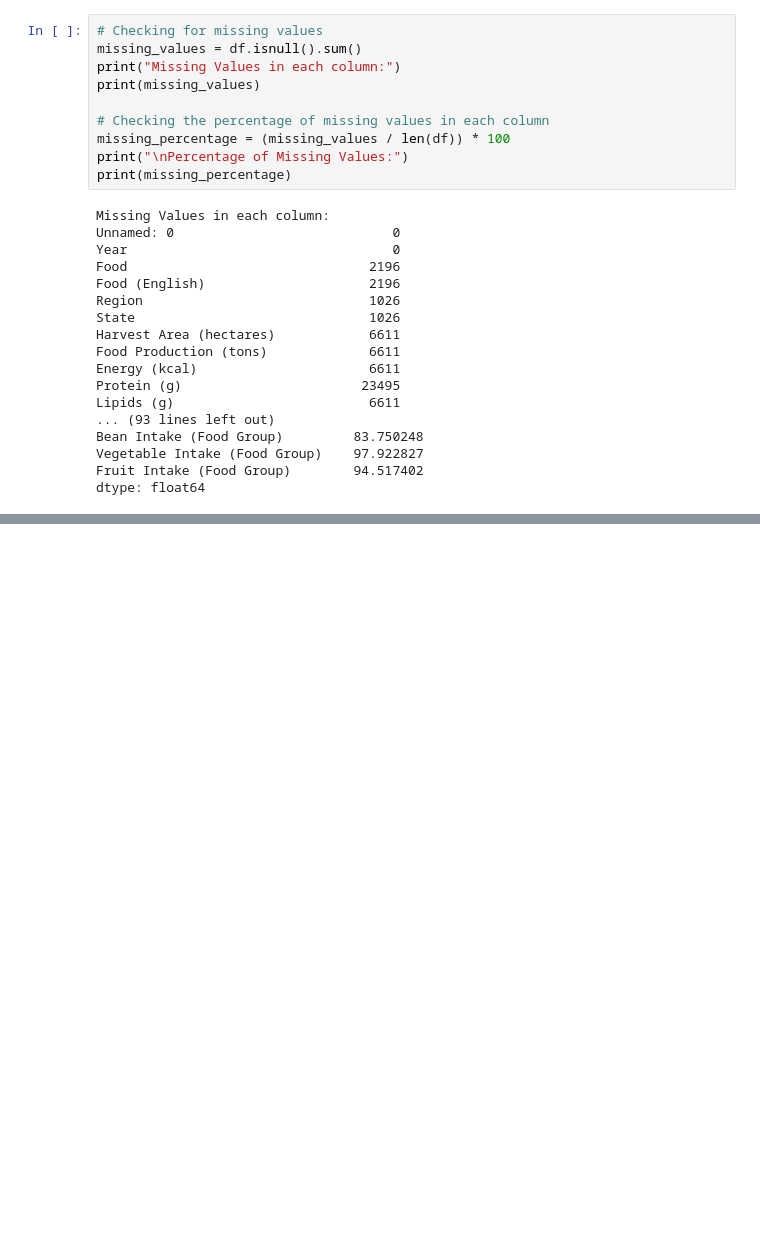
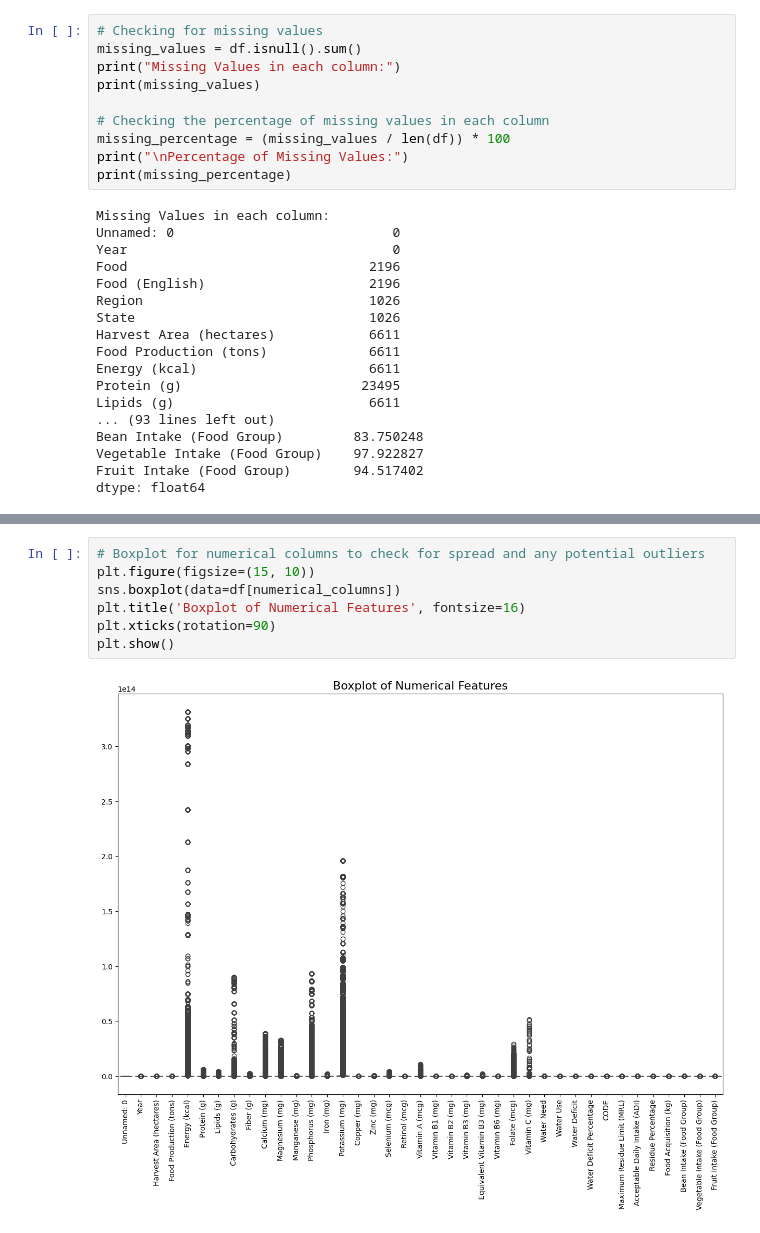
Before and after one commit to XavierRolex/Food-Classification-Model, a Jupyter notebook: food_classification.ipynb, the cells around one changed output, grey strips where cells are left out. Cells and saved outputs as stored; diff of their text form; blank space fills up the shorter version.

```diff
--- a/food_classification.ipynb
+++ b/food_classification.ipynb
@@ -49,0 +232,9 @@ dtype: float64
+# %%
+# Boxplot for numerical columns to check for spread and any potential outliers
+plt.figure(figsize=(15, 10))
+sns.boxplot(data=df[numerical_columns])
+plt.title('Boxplot of Numerical Features', fontsize=16)
+plt.xticks(rotation=90)
+plt.show()
+# %% [output]
+[figure, added]
```
Also changed, not shown: parts of 14 cells of this notebook.
